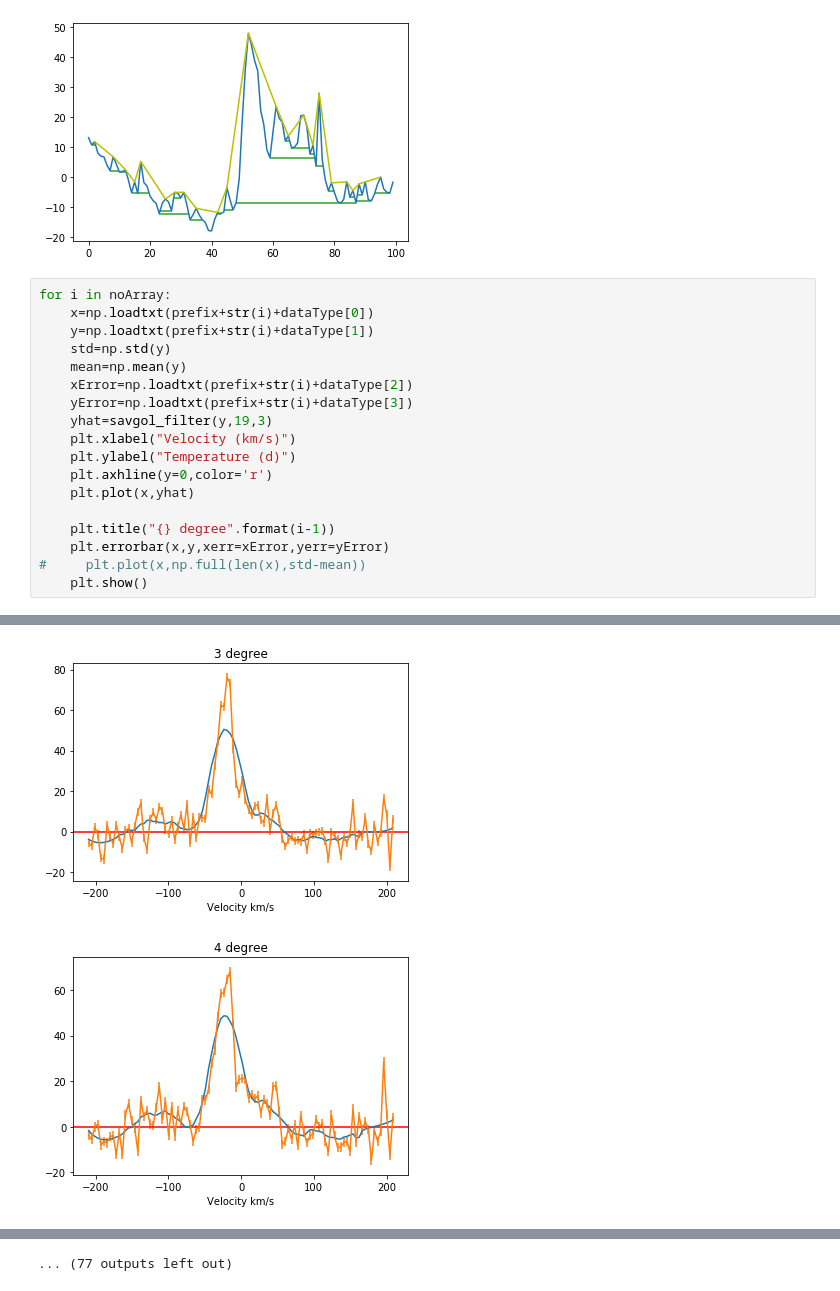
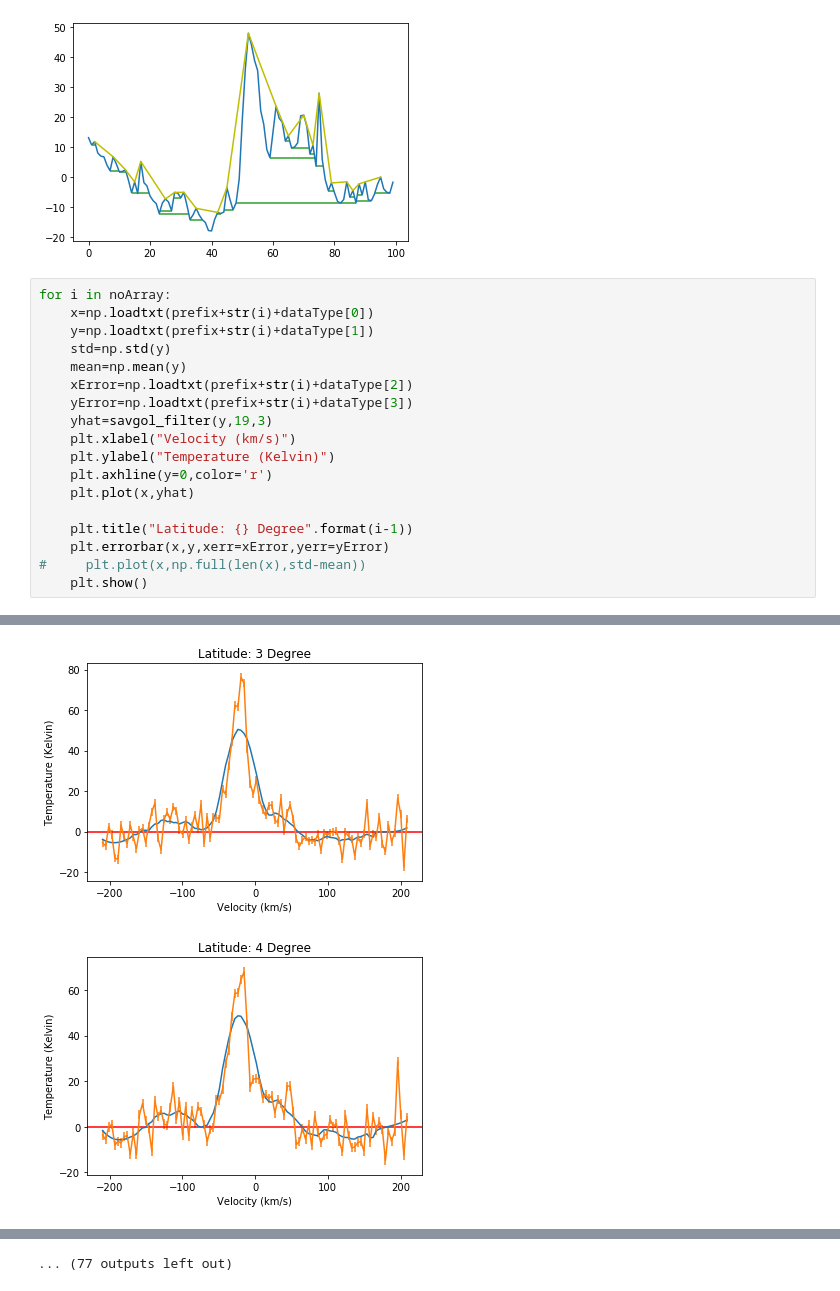
Before and after one commit to c-Foltz/DarkMatter, a Jupyter notebook: lib/CppToPython.ipynb, the cells around one changed output, grey strips where cells are left out. Saved outputs shown, nothing was run; the diff lists cells and outputs as text.

```diff
--- a/lib/CppToPython.ipynb
+++ b/lib/CppToPython.ipynb
@@ -37,11 +37,11 @@ for i in noArray:
     yError=np.loadtxt(prefix+str(i)+dataType[3])
     yhat=savgol_filter(y,19,3)
     plt.xlabel("Velocity (km/s)")
-    plt.ylabel("Temperature (d)")
+    plt.ylabel("Temperature (Kelvin)")
     plt.axhline(y=0,color='r')
     plt.plot(x,yhat)
 
-    plt.title("{} degree".format(i-1))
+    plt.title("Latitude: {} Degree".format(i-1))
     plt.errorbar(x,y,xerr=xError,yerr=yError)
 #     plt.plot(x,np.full(len(x),std-mean))
     plt.show()
@@ -52,2 +52,2 @@ for i in noArray:
-[figure, old version]
+[figure, new version]
-[figure, old version]
+[figure, new version]
```
Also changed, not shown: parts of 1 cell of this notebook.
